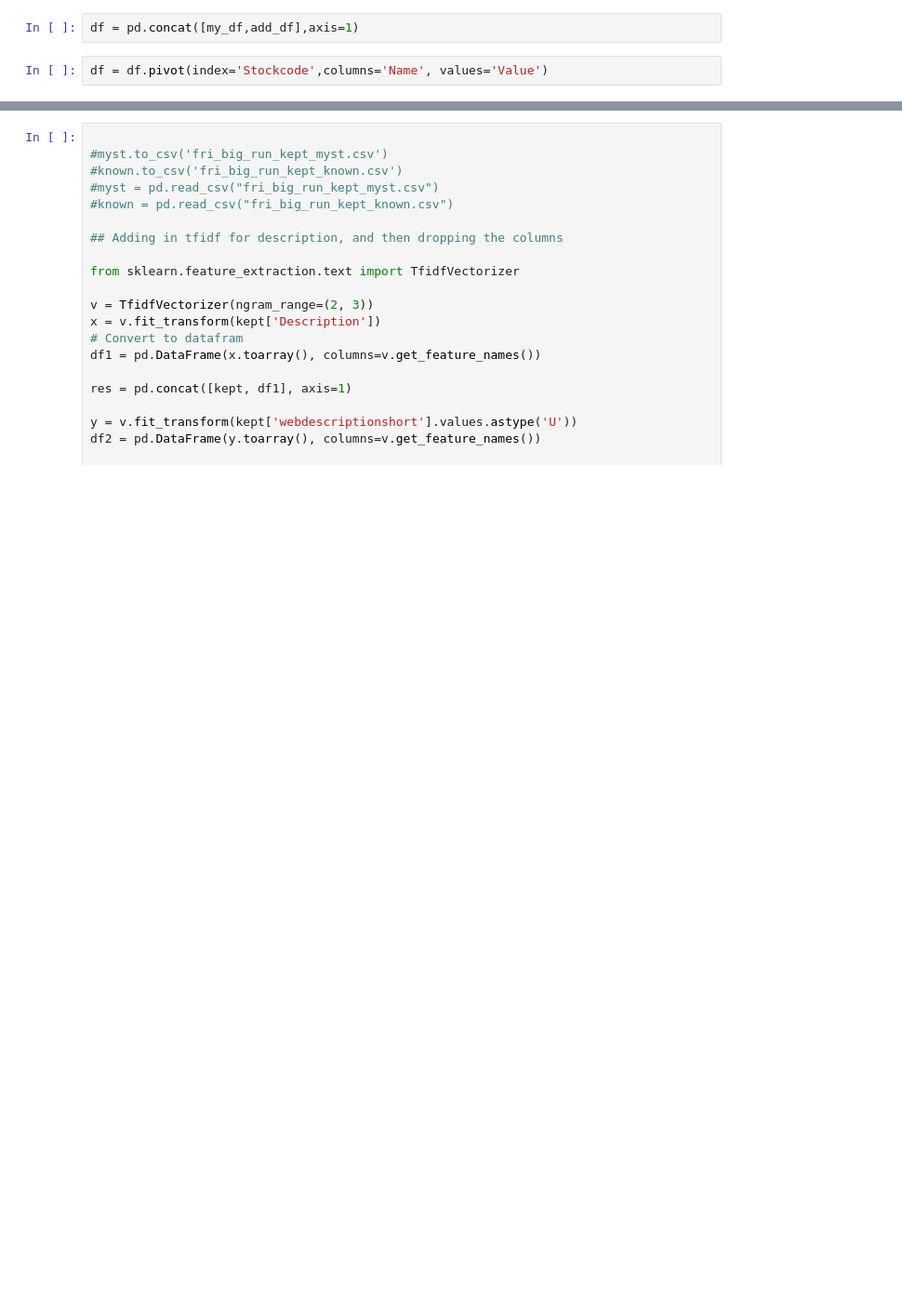
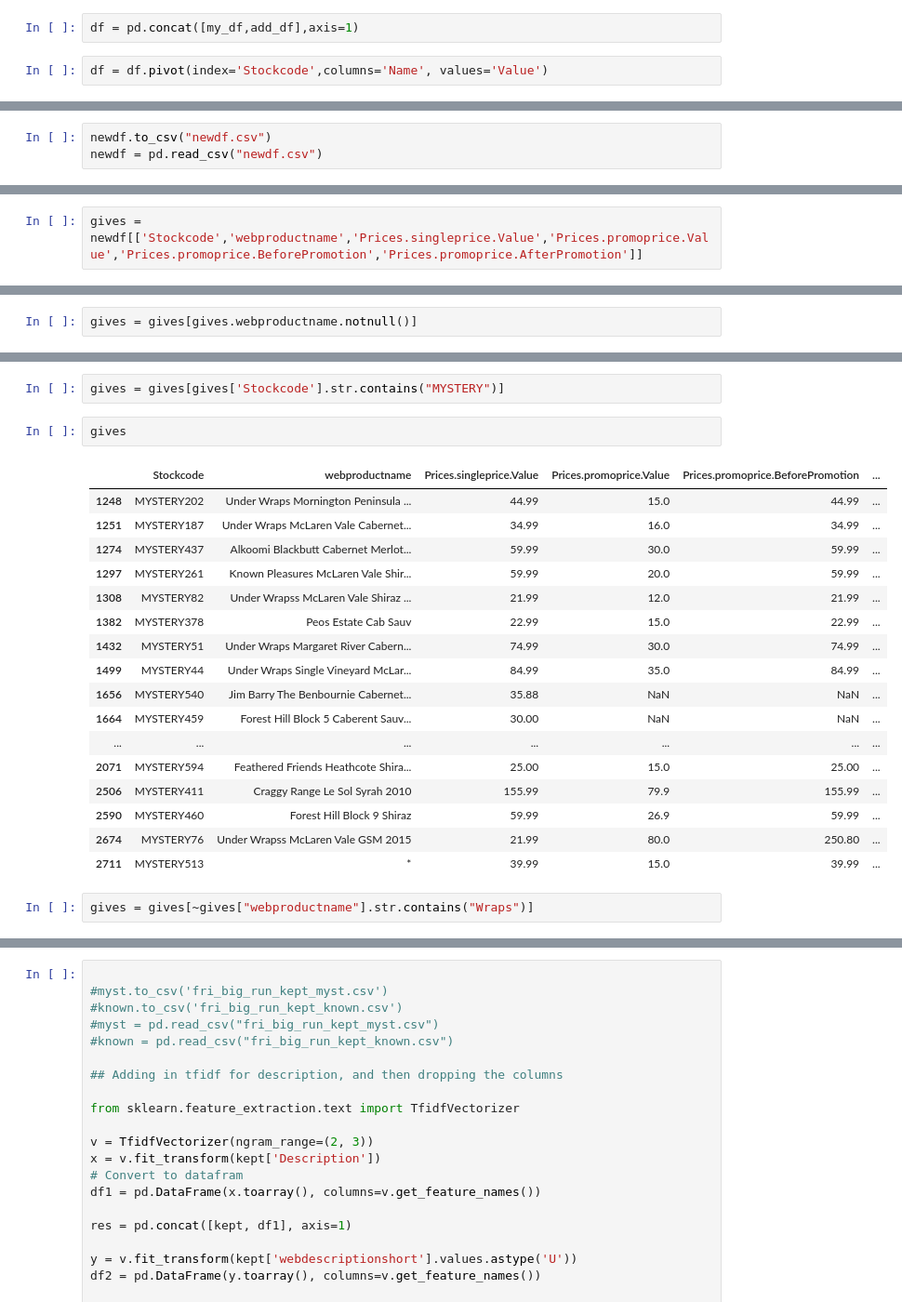
Before and after one commit to paneadie/dans, a Jupyter notebook: Dans4.ipynb, the cells around one changed output, grey strips where cells are left out. Shown at 93% size. Cells and saved outputs as stored; diff of their text form; blank space fills up the shorter version.

```diff
--- a/Dans4.ipynb
+++ b/Dans4.ipynb
@@ -184,0 +173,3 @@ df.to_csv("mydf.csv")
+# %%
+newdf.to_csv("newdf.csv")
+newdf = pd.read_csv("newdf.csv")
@@ -184,0 +235,2 @@ df.to_csv("mydf.csv")
+# %%
+gives = newdf[['Stockcode','webproductname','Prices.singleprice.Value','Prices.promoprice.Value','Prices.promoprice.BeforePromotion','Prices.promoprice.AfterPromotion']]
@@ -184,0 +253,2 @@ df.to_csv("mydf.csv")
+# %%
+gives = gives[gives.webproductname.notnull()]
@@ -184,0 +271,24 @@ df.to_csv("mydf.csv")
+# %%
+gives = gives[gives['Stockcode'].str.contains("MYSTERY")]
+# %%
+gives
+# %% [output]
+|  | Stockcode | webproductname | Prices.singleprice.Value | Prices.promoprice.Value | Prices.promoprice.BeforePromotion | ... |
+| 1248 | MYSTERY202 | Under Wraps Mornington Peninsula ... | 44.99 | 15.0 | 44.99 | ... |
+| 1251 | MYSTERY187 | Under Wraps McLaren Vale Cabernet... | 34.99 | 16.0 | 34.99 | ... |
+| 1274 | MYSTERY437 | Alkoomi Blackbutt Cabernet Merlot... | 59.99 | 30.0 | 59.99 | ... |
+| 1297 | MYSTERY261 | Known Pleasures McLaren Vale Shir... | 59.99 | 20.0 | 59.99 | ... |
+| 1308 | MYSTERY82 | Under Wrapss McLaren Vale Shiraz ... | 21.99 | 12.0 | 21.99 | ... |
+| 1382 | MYSTERY378 | Peos Estate Cab Sauv | 22.99 | 15.0 | 22.99 | ... |
+| 1432 | MYSTERY51 | Under Wraps Margaret River Cabern... | 74.99 | 30.0 | 74.99 | ... |
+| 1499 | MYSTERY44 | Under Wraps Single Vineyard McLar... | 84.99 | 35.0 | 84.99 | ... |
+| 1656 | MYSTERY540 | Jim Barry The Benbournie Cabernet... | 35.88 | NaN | NaN | ... |
+| 1664 | MYSTERY459 | Forest Hill Block 5 Caberent Sauv... | 30.00 | NaN | NaN | ... |
+| ... | ... | ... | ... | ... | ... | ... |
+| 2071 | MYSTERY594 | Feathered Friends Heathcote Shira... | 25.00 | 15.0 | 25.00 | ... |
+| 2506 | MYSTERY411 | Craggy Range Le Sol Syrah 2010 | 155.99 | 79.9 | 155.99 | ... |
+| 2590 | MYSTERY460 | Forest Hill Block 9 Shiraz | 59.99 | 26.9 | 59.99 | ... |
+| 2674 | MYSTERY76 | Under Wrapss McLaren Vale GSM 2015 | 21.99 | 80.0 | 250.80 | ... |
+| 2711 | MYSTERY513 | * | 39.99 | 15.0 | 39.99 | ... |
+# %%
+gives = gives[~gives["webproductname"].str.contains("Wraps")]
```
Also changed, not shown: parts of 22 cells of this notebook.
